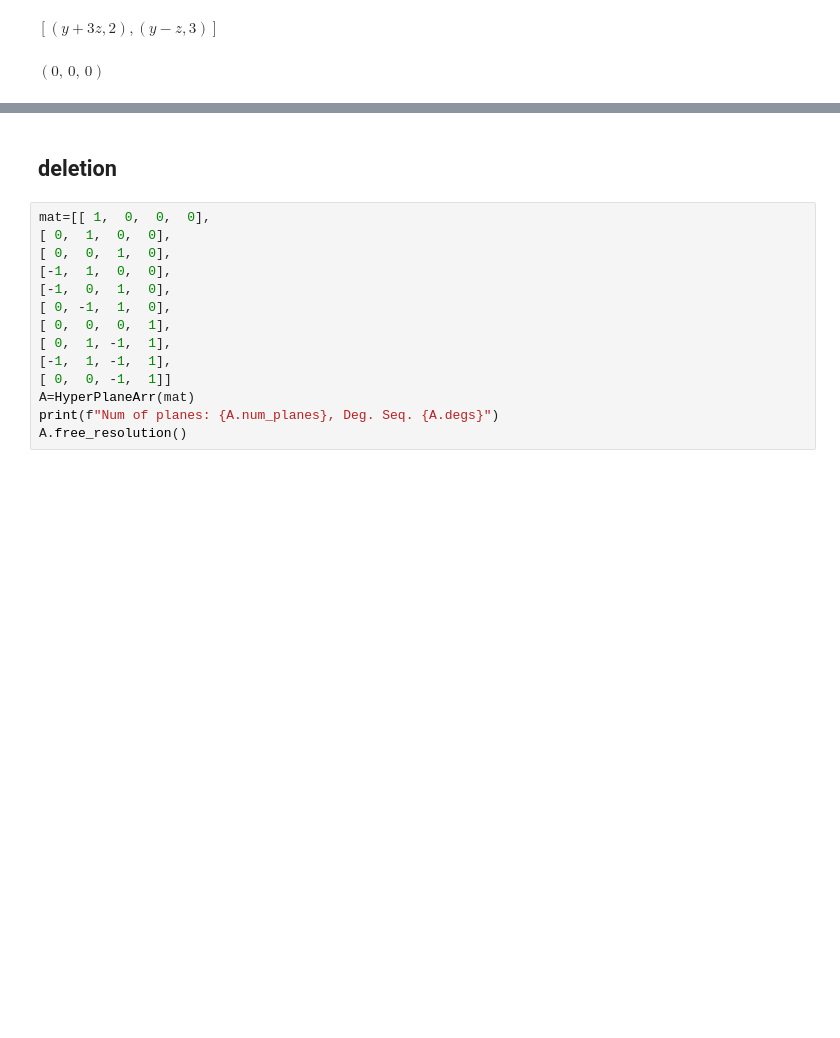
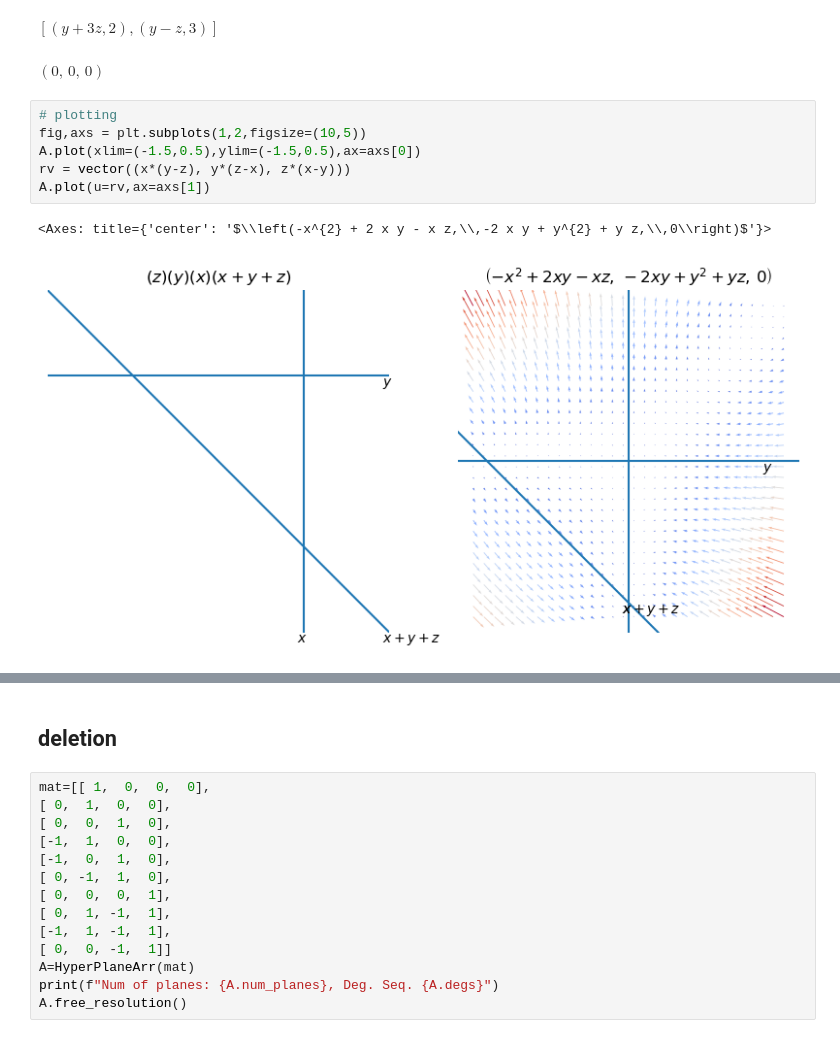
Before and after one commit to shizuo-kaji/HyperPlaneArrangementSAGE, a Jupyter notebook: LogarithmicVectorFieldsOfArrangements.ipynb, the cells around one changed output, grey strips where cells are left out. Drawn from its saved outputs; the diff is of its cells as text; blank space fills up the shorter version.

```diff
--- a/LogarithmicVectorFieldsOfArrangements.ipynb
+++ b/LogarithmicVectorFieldsOfArrangements.ipynb
@@ -263,3 +218,12 @@ $\displaystyle
 $
 $\displaystyle \left[\left(y + 3 z, 2\right), \left(y - z, 3\right)\right]$
 $\displaystyle \left(0,\,0,\,0\right)$
+# %%
+# plotting
+fig,axs = plt.subplots(1,2,figsize=(10,5))
+A.plot(xlim=(-1.5,0.5),ylim=(-1.5,0.5),ax=axs[0])
+rv = vector((x*(y-z), y*(z-x), z*(x-y)))
+A.plot(u=rv,ax=axs[1])
+# %% [output]
+<Axes: title={'center': '$\\left(-x^{2} + 2 x y - x z,\\,-2 x y + y^{2} + y z,\\,0\\right)$'}>
+[figure, added]
```
Also changed, not shown: parts of 17 cells of this notebook, 12 other files.
